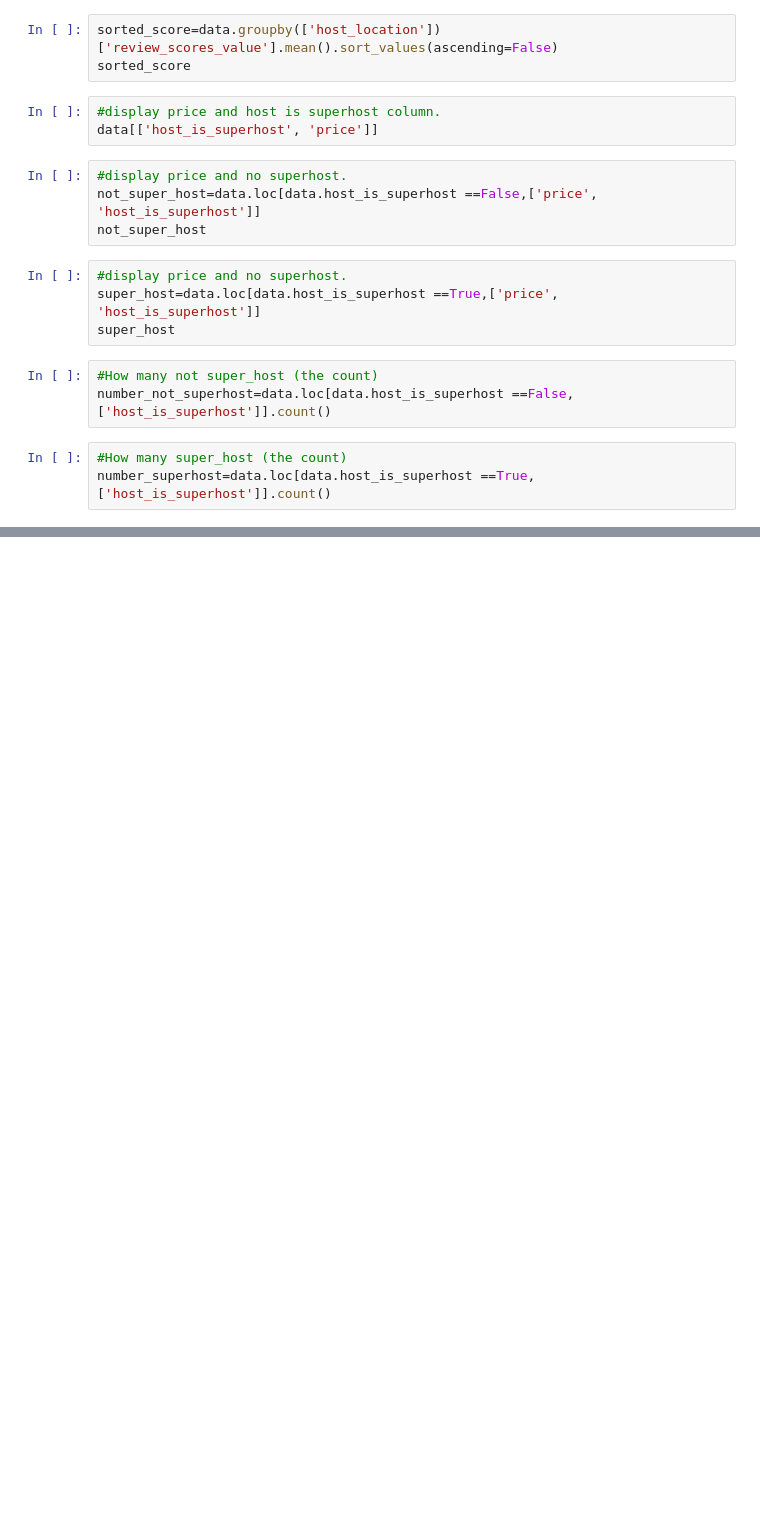
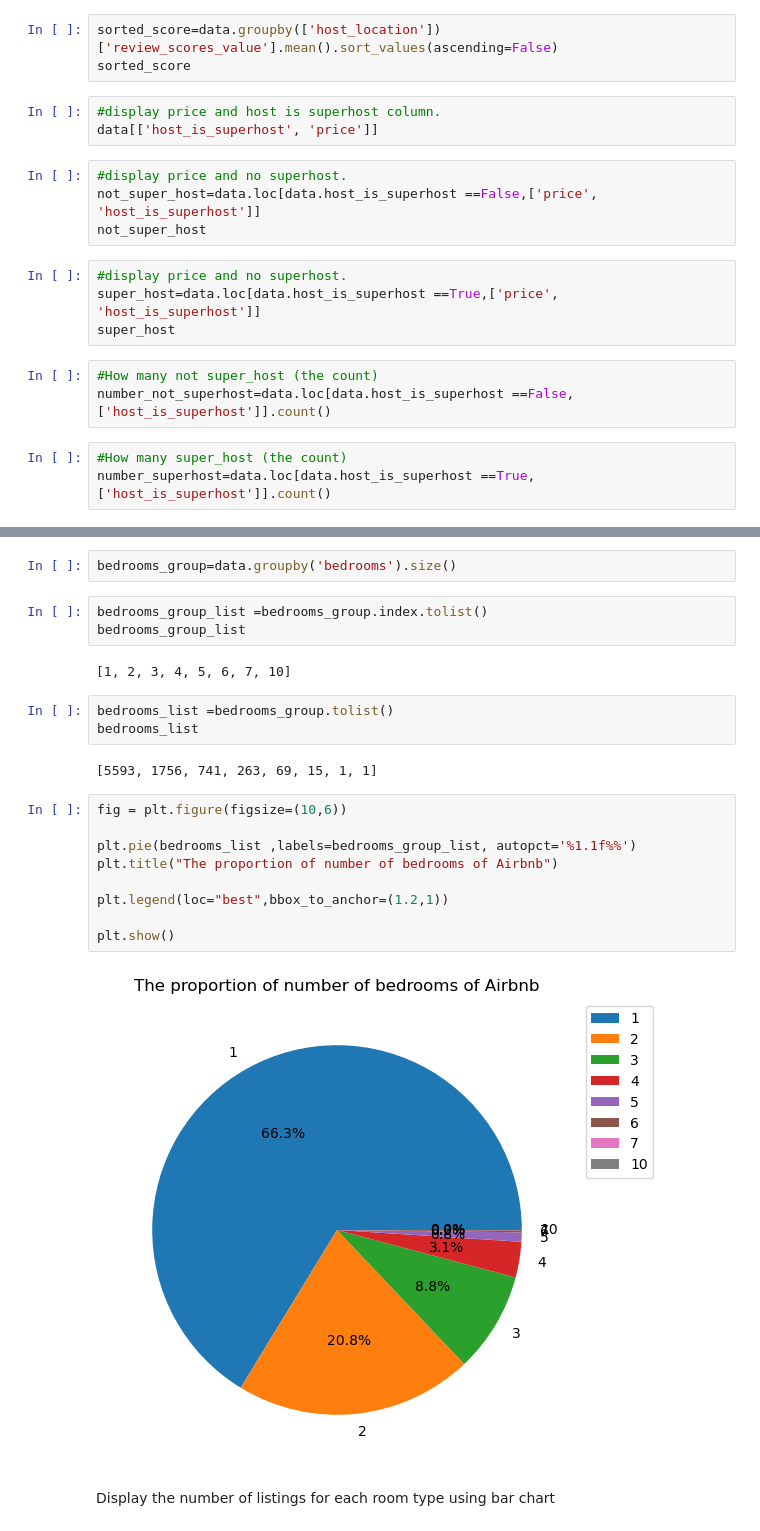
Before and after one commit to khadidja2023M/COM_728_Airbnb, a Jupyter notebook: Main.ipynb, the cells around one changed output, grey strips where cells are left out. Drawn from its saved outputs; the diff is of its cells as text; blank space fills up the shorter version.

Commit message:
visualisation

```diff
--- a/Main.ipynb
+++ b/Main.ipynb
@@ -162,0 +213,25 @@ tui.display_average_price_host_is_superhost(data)
+# %%
+bedrooms_group=data.groupby('bedrooms').size()
+# %%
+bedrooms_group_list =bedrooms_group.index.tolist()
+bedrooms_group_list
+# %% [output]
+[1, 2, 3, 4, 5, 6, 7, 10]
+# %%
+bedrooms_list =bedrooms_group.tolist()
+bedrooms_list
+# %% [output]
+[5593, 1756, 741, 263, 69, 15, 1, 1]
+# %%
+fig = plt.figure(figsize=(10,6))
+
+plt.pie(bedrooms_list ,labels=bedrooms_group_list, autopct='%1.1f%%')
+plt.title("The proportion of number of bedrooms of Airbnb")
+
+plt.legend(loc="best",bbox_to_anchor=(1.2,1))
+
+plt.show()
+# %% [output]
+[figure, added]
+# %% [markdown]
+Display the number of listings for each room type using bar chart
```
Also changed, not shown: parts of 24 cells of this notebook, 3 other files.
